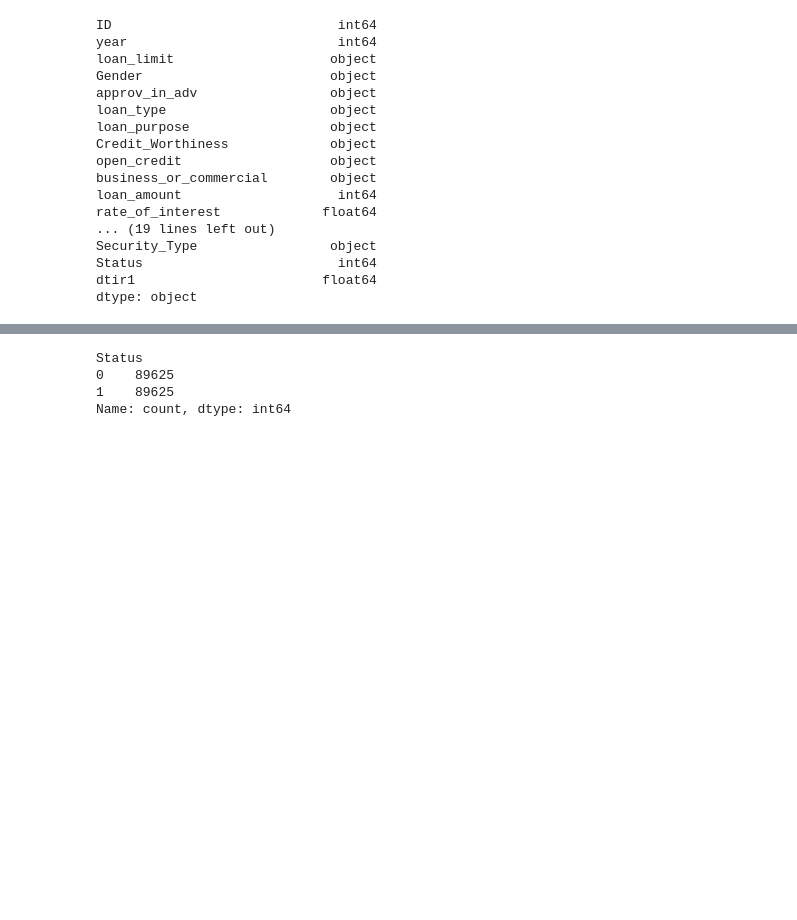
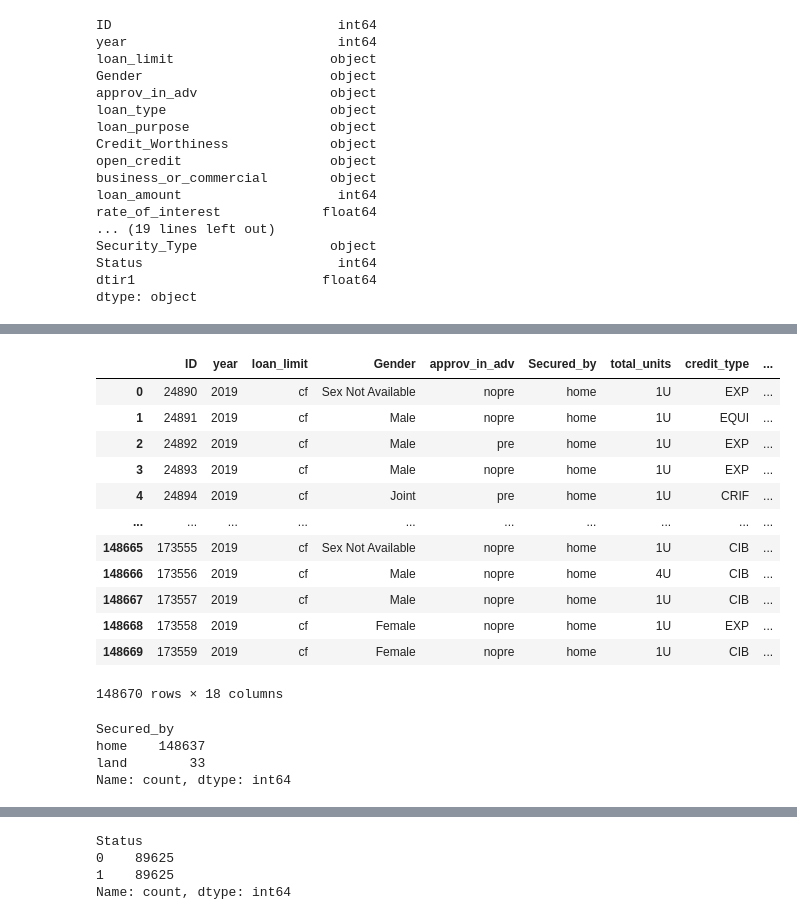
Before and after one commit to salim359/LoanShield, a Jupyter notebook: loan.ipynb, the cells around one changed output, grey strips where cells are left out. Saved outputs shown, nothing was run; the diff lists cells and outputs as text; code cells hidden in the pictures; blank space fills up the shorter version.

```diff
--- a/loan.ipynb
+++ b/loan.ipynb
@@ -34,0 +221,25 @@ dtype: object
+# %%
+df=df.drop(columns=['occupancy_type'])
+# %%
+df
+# %% [output]
+|  | ID | year | loan_limit | Gender | approv_in_adv | Secured_by | total_units | credit_type | ... |
+| 0 | 24890 | 2019 | cf | Sex Not Available | nopre | home | 1U | EXP | ... |
+| 1 | 24891 | 2019 | cf | Male | nopre | home | 1U | EQUI | ... |
+| 2 | 24892 | 2019 | cf | Male | pre | home | 1U | EXP | ... |
+| 3 | 24893 | 2019 | cf | Male | nopre | home | 1U | EXP | ... |
+| 4 | 24894 | 2019 | cf | Joint | pre | home | 1U | CRIF | ... |
+| ... | ... | ... | ... | ... | ... | ... | ... | ... | ... |
+| 148665 | 173555 | 2019 | cf | Sex Not Available | nopre | home | 1U | CIB | ... |
+| 148666 | 173556 | 2019 | cf | Male | nopre | home | 4U | CIB | ... |
+| 148667 | 173557 | 2019 | cf | Male | nopre | home | 1U | CIB | ... |
+| 148668 | 173558 | 2019 | cf | Female | nopre | home | 1U | EXP | ... |
+| 148669 | 173559 | 2019 | cf | Female | nopre | home | 1U | CIB | ... |
+148670 rows × 18 columns
+# %%
+df['Secured_by'].value_counts()
+# %% [output]
+Secured_by
+home    148637
+land        33
+Name: count, dtype: int64
```
Also changed, not shown: parts of 28 cells of this notebook, 2 other files.
